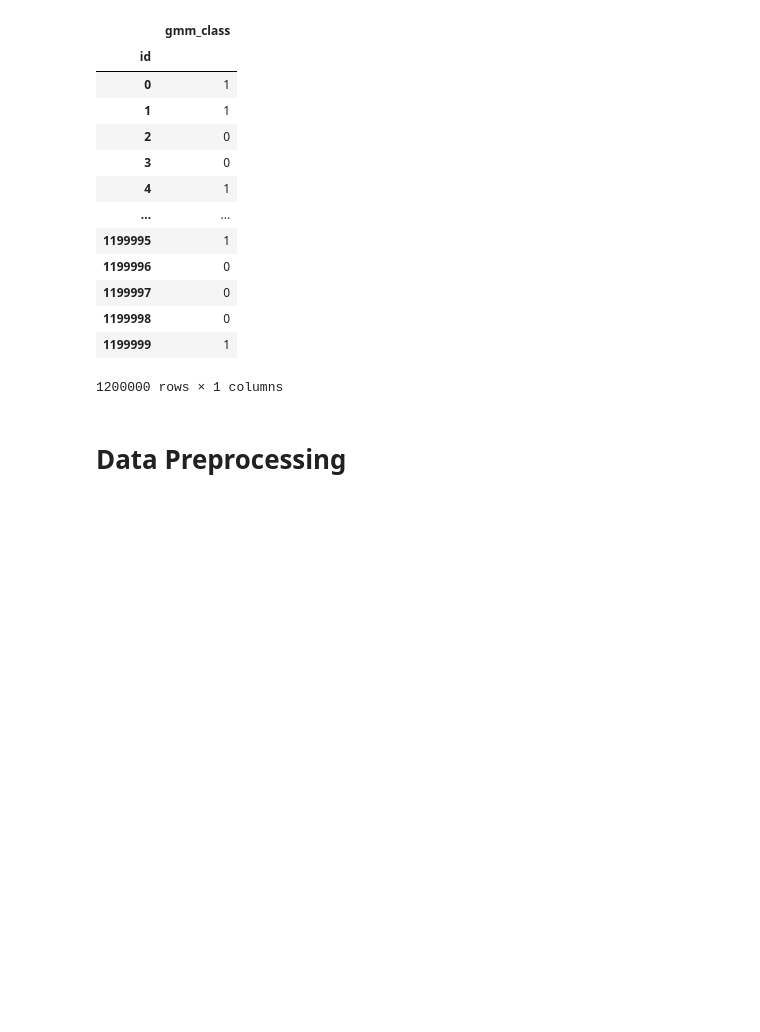
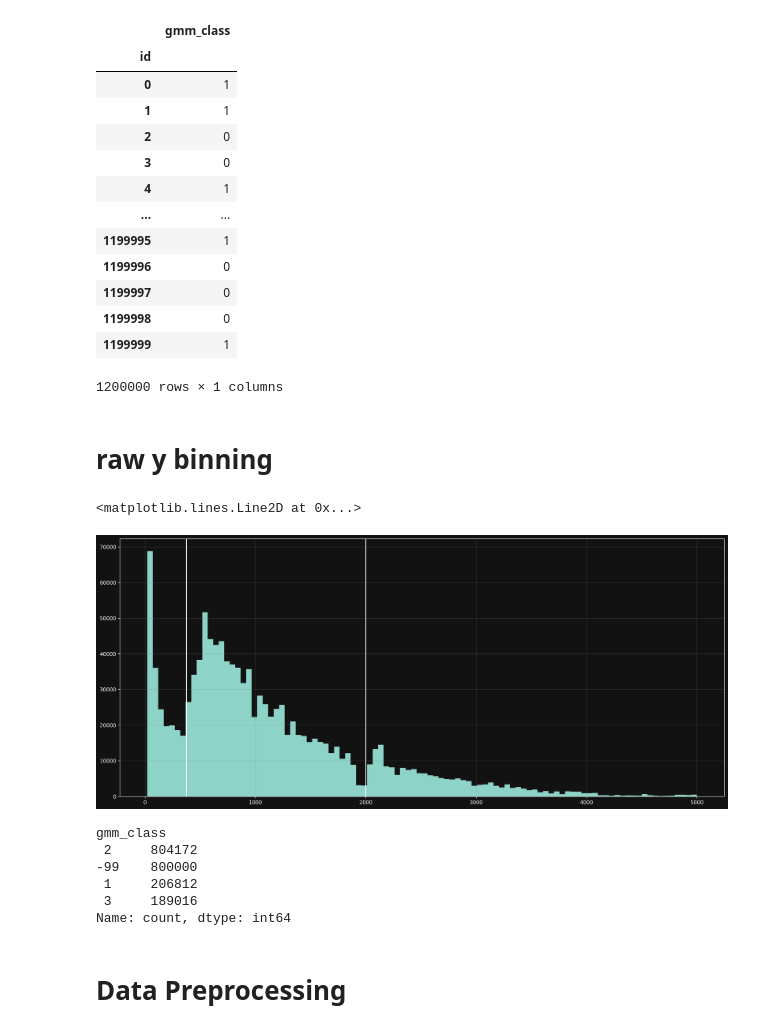
Before and after one commit to pakchu/regression-with-an-insurance-dataset, a Jupyter notebook: classify_then_regress.ipynb, the cells around one changed output. Cells and saved outputs as stored; diff of their text form; code cells hidden in the pictures; blank space fills up the shorter version.

```diff
--- a/classify_then_regress.ipynb
+++ b/classify_then_regress.ipynb
@@ -172,3 +172,12 @@ data[gmm_columns].iloc[:len(y)]
 | 1199998 | 0 |
 | 1199999 | 1 |
 1200000 rows × 1 columns
+# %% [markdown]
+# raw y binning
+# %%
+pd.Series(y).hist(bins=100)
+plt.axvline(375)
+plt.axvline(2000)
+# %% [output]
+<matplotlib.lines.Line2D at 0x...>
+[figure, added]
@@ -175,3 +189,12 @@ data[gmm_columns].iloc[:len(y)]
+# %%
+data.gmm_class.value_counts()
+# %% [output]
+gmm_class
+ 2     804172
+-99    800000
+ 1     206812
+ 3     189016
+Name: count, dtype: int64
 # %% [markdown]
 # Data Preprocessing
 # %%
```
Also changed, not shown: parts of 16 cells of this notebook, 5 other files.
